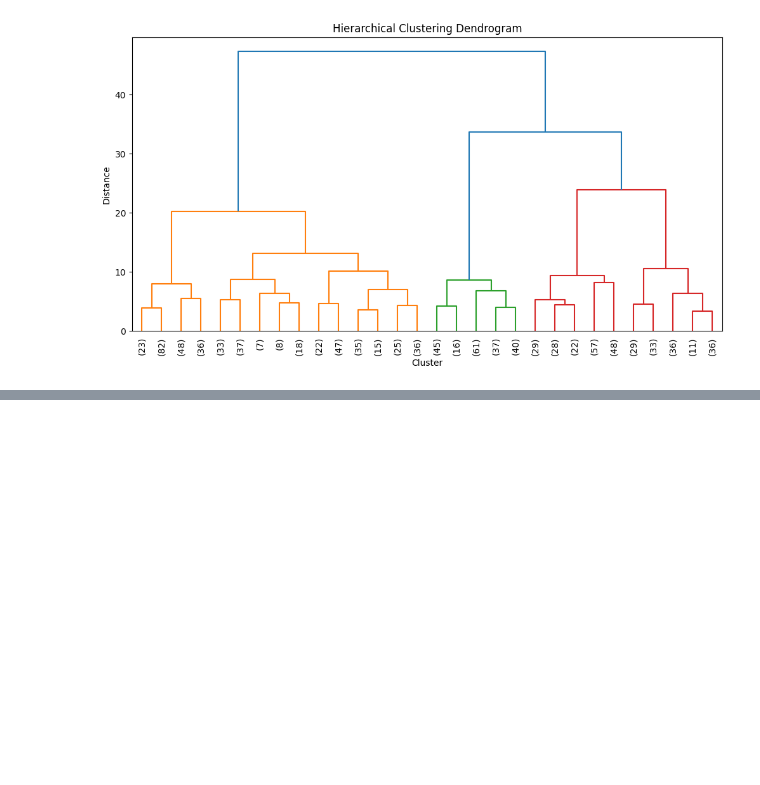
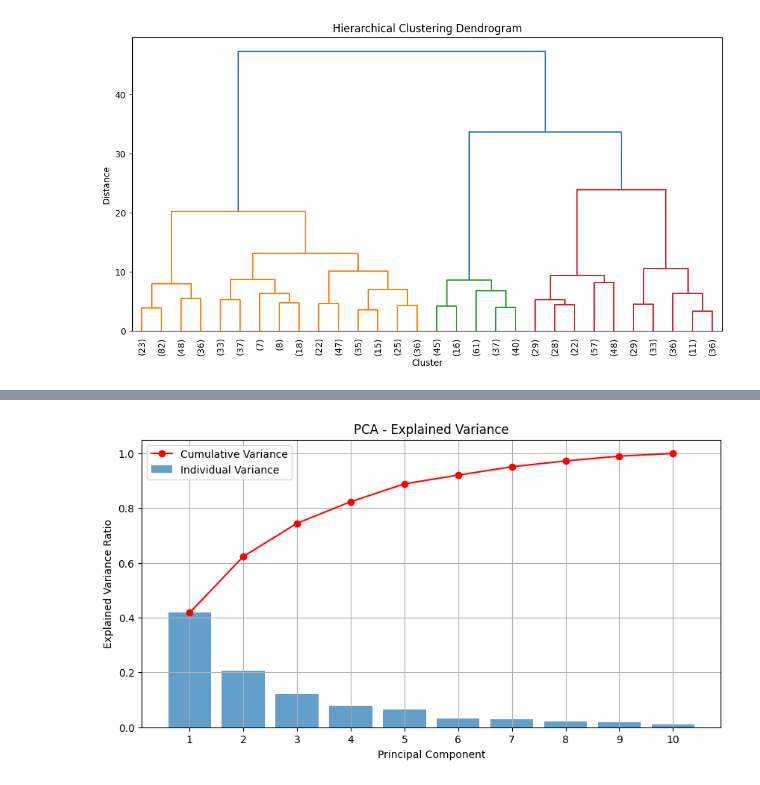
Before and after one commit to paridhi-rangari/Paridhi, a Jupyter notebook: EDA_Phase1.ipynb, the cells around one changed output, grey strips where cells are left out. Drawn from its saved outputs; the diff is of its cells as text; code cells hidden in the pictures; blank space fills up the shorter version.

```diff
--- a/EDA_Phase1.ipynb
+++ b/EDA_Phase1.ipynb
@@ -437,0 +545,32 @@ plt.show()
+# %%
+# PLOT EXPLAINED VARIANCE
+
+explained_variance = pca.explained_variance_ratio_
+cumulative_variance = np.cumsum(explained_variance)
+
+plt.figure(figsize=(10, 5))
+
+plt.bar(
+    range(1, len(explained_variance) + 1),
+    explained_variance,
+    alpha=0.7,
+    label="Individual Variance"
+)
+
+plt.plot(
+    range(1, len(cumulative_variance) + 1),
+    cumulative_variance,
+    marker="o",
+    color="red",
+    label="Cumulative Variance"
+)
+
+plt.xlabel("Principal Component")
+plt.ylabel("Explained Variance Ratio")
+plt.title("PCA - Explained Variance")
+plt.xticks(range(1, 11))
+plt.legend()
+plt.grid(True)
+plt.show()
+# %% [output]
+[figure, added]
```
Also changed, not shown: parts of 10 cells of this notebook.
